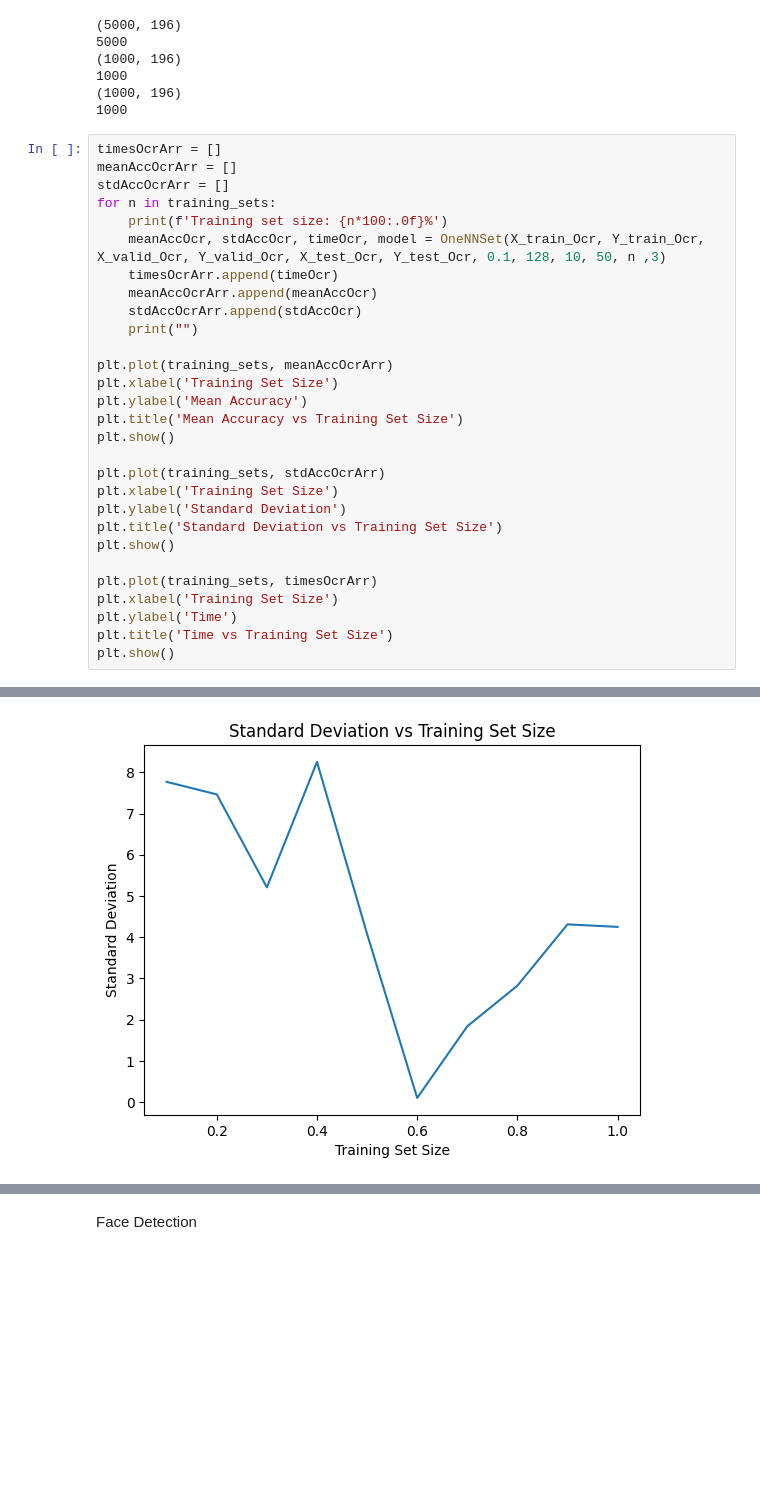
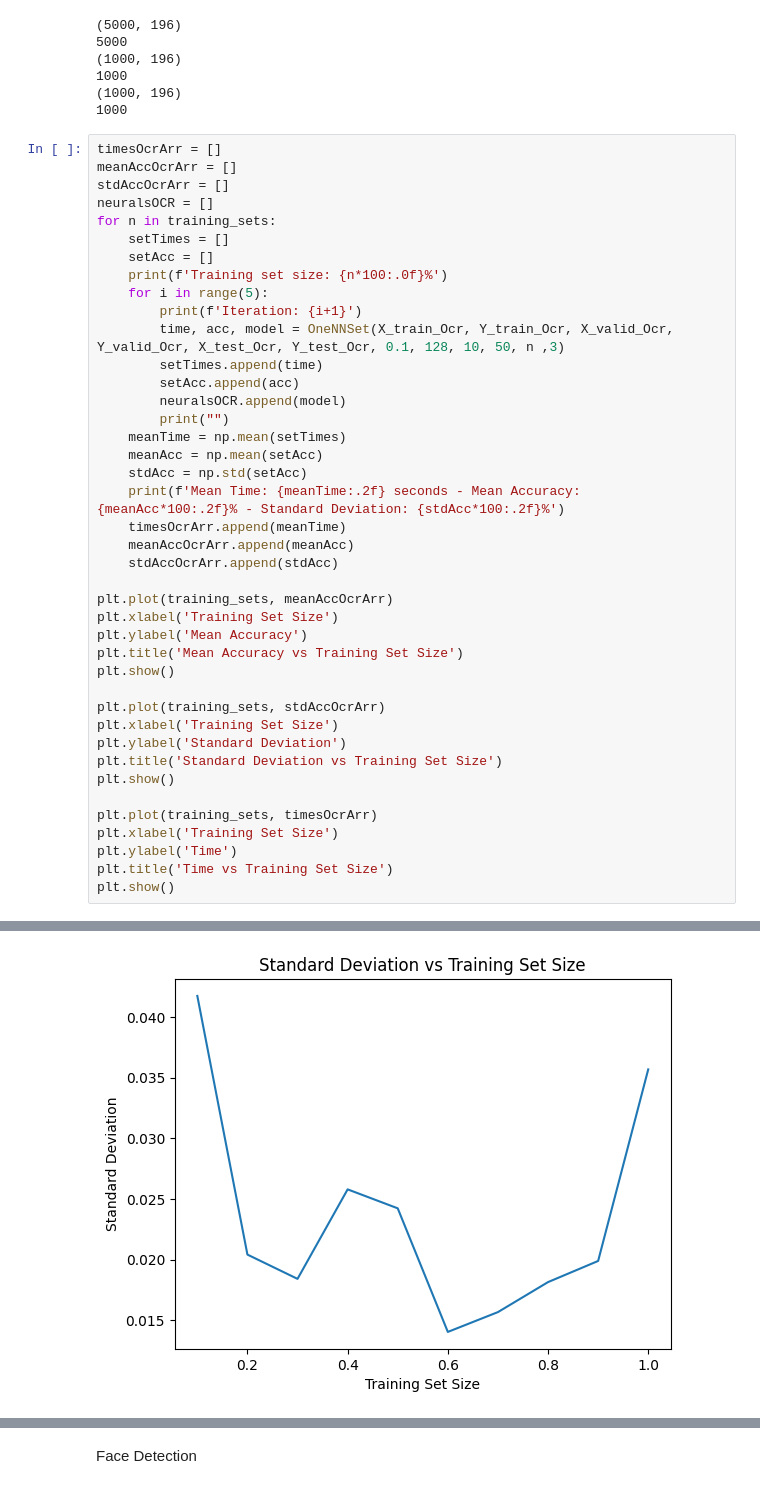
Before and after one commit to roshan3102/OCR-Face-Detection, a Jupyter notebook: TwoLayer.ipynb, the cells around one changed output, grey strips where cells are left out. Cells and saved outputs as stored; diff of their text form; blank space fills up the shorter version.

```diff
--- a/TwoLayer.ipynb
+++ b/TwoLayer.ipynb
@@ -224,13 +282,25 @@ print(len(Y_test_Ocr))
 timesOcrArr = []
 meanAccOcrArr = []
 stdAccOcrArr = []
+neuralsOCR = []
 for n in training_sets:
+    setTimes = []
+    setAcc = []
     print(f'Training set size: {n*100:.0f}%')
-    meanAccOcr, stdAccOcr, timeOcr, model = OneNNSet(X_train_Ocr, Y_train_Ocr, X_valid_Ocr, Y_valid_Ocr, X_test_Ocr, Y_test_Ocr, 0.1, 128, 10, 50, n ,3)
-    timesOcrArr.append(timeOcr)
-    meanAccOcrArr.append(meanAccOcr)
-    stdAccOcrArr.append(stdAccOcr)
-    print("")
+    for i in range(5):
+        print(f'Iteration: {i+1}')
+        time, acc, model = OneNNSet(X_train_Ocr, Y_train_Ocr, X_valid_Ocr, Y_valid_Ocr, X_test_Ocr, Y_test_Ocr, 0.1, 128, 10, 50, n ,3)
+        setTimes.append(time)
+        setAcc.append(acc)
+        neuralsOCR.append(model)
+        print("")
+    meanTime = np.mean(setTimes)
+    meanAcc = np.mean(setAcc)
+    stdAcc = np.std(setAcc)
+    print(f'Mean Time: {meanTime:.2f} seconds - Mean Accuracy: {meanAcc*100:.2f}% - Standard Deviation: {stdAcc*100:.2f}%')
+    timesOcrArr.append(meanTime)
+    meanAccOcrArr.append(meanAcc)
+    stdAccOcrArr.append(stdAcc)
 
 plt.plot(training_sets, meanAccOcrArr)
 plt.xlabel('Training Set Size')
@@ -271 +358 @@ Standard Deviation OCR Accuracy: 4.25%
-[figure, old version]
+[figure, new version]
```
Also changed, not shown: parts of 5 cells of this notebook, 1 other file.
